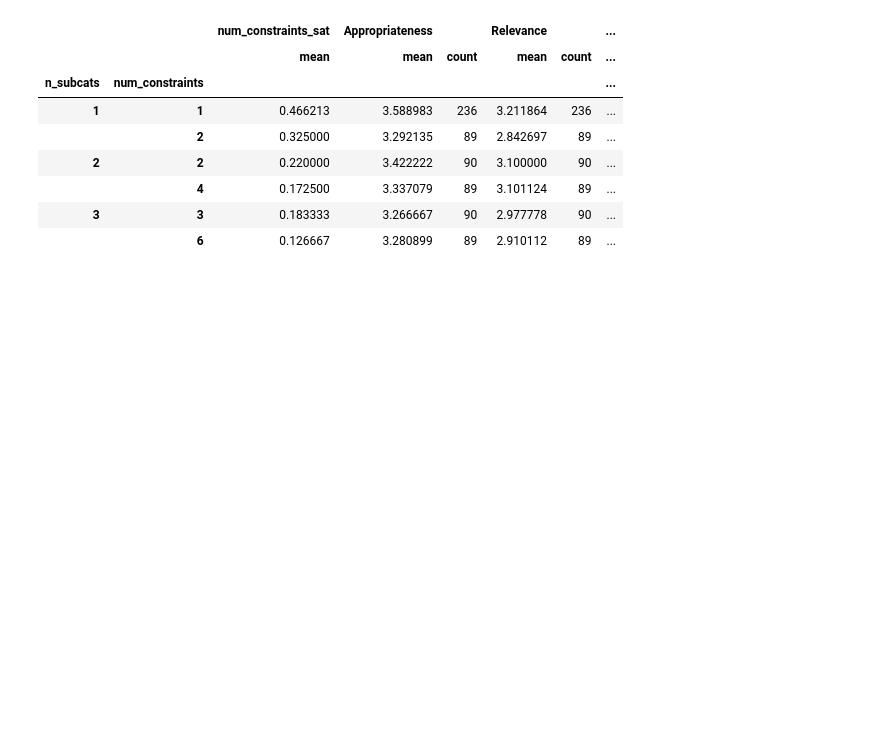
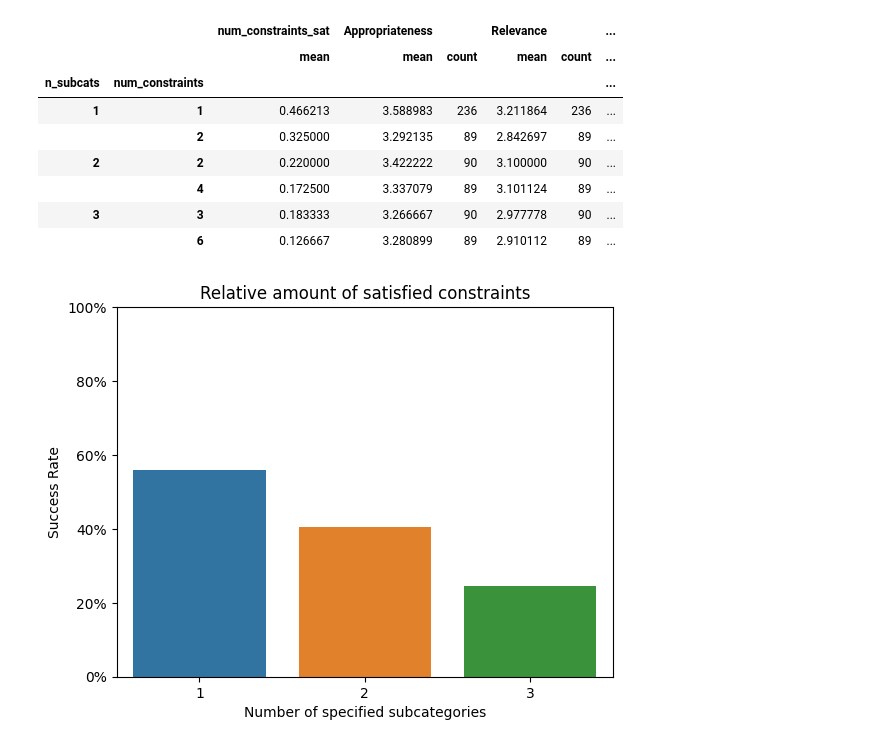
Before and after one commit to shivster2000/grammarctg, a Jupyter notebook: experiments/016_visualize_evaluation.ipynb, the cells around one changed output. Saved outputs shown, nothing was run; the diff lists cells and outputs as text; code cells hidden in the pictures; blank space fills up the shorter version.

```diff
--- a/experiments/016_visualize_evaluation.ipynb
+++ b/experiments/016_visualize_evaluation.ipynb
@@ -81,3 +102,26 @@ get_aggs(results, ["n_subcats","num_constraints"])
 |  | 4 | 0.172500 | 3.337079 | 89 | 3.101124 | 89 | ... |
 | 3 | 3 | 0.183333 | 3.266667 | 90 | 2.977778 | 90 | ... |
 |  | 6 | 0.126667 | 3.280899 | 89 | 2.910112 | 89 | ... |
+# %%
+input_file = "task2_test_gpt35_eval.json"
+results = pd.read_json(f"../data/{input_file}")
+results['num_categories'] = results['categories'].apply(len)
+#results['num_constraints_sat'] = results['positive_constraints'].apply(lambda x: np.count_nonzero(x)) / results['num_constraints']
+# %%
+def categories_satisfied(row):
+    df = pd.DataFrame({'score': row['positive_constraints'], 'category': row['positive_categories']})
+    return np.mean(df.groupby("category").agg({"score": lambda x: np.count_nonzero(x)})['score'])
+# %%
+results['num_constraints_sat'] = results.apply(categories_satisfied, axis=1)
+# %%
+per_num_constraints = get_aggs(results, 'num_categories')
+# %%
+sns.barplot(per_num_constraints, x=per_num_constraints.index, y=per_num_constraints['num_constraints_sat']['mean'])
+plt.ylim(0.0,1.0)
+plt.gca().set_yticklabels([f'{x:.0%}' for x in plt.gca().get_yticks()])
+plt.ylabel("Success Rate")
+plt.xlabel("Number of specified subcategories")
+plt.title("Relative amount of satisfied constraints")
+plt.show()
+# %% [output]
+[figure, added]
```
Also changed, not shown: parts of 7 cells of this notebook, 28 other files.
